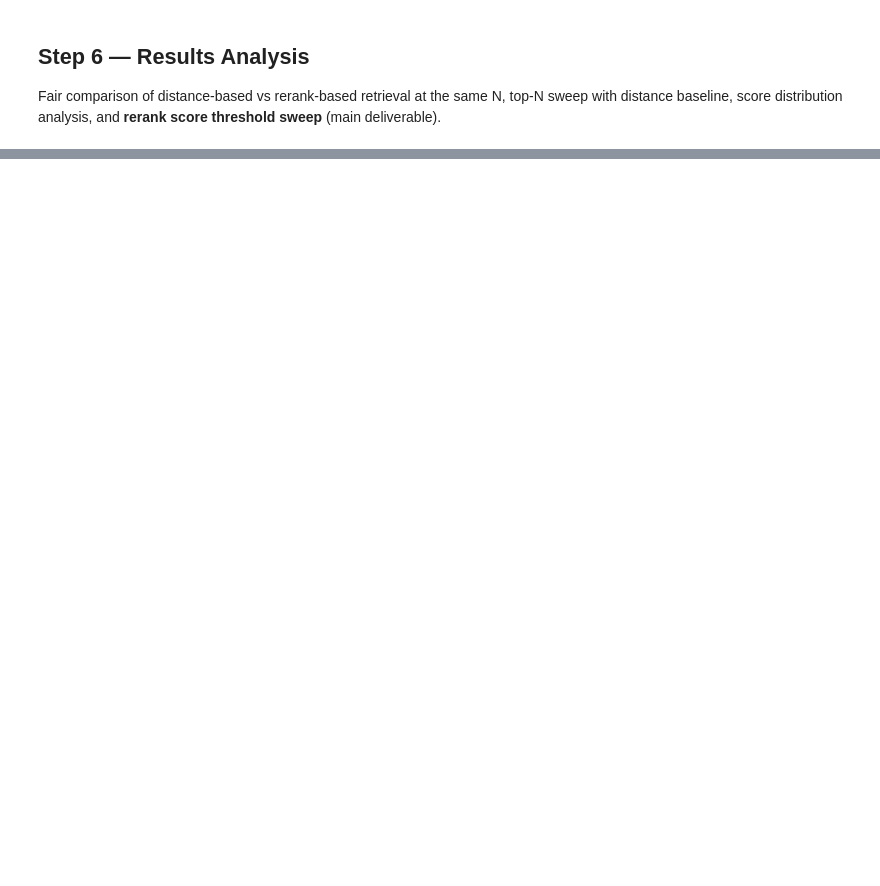
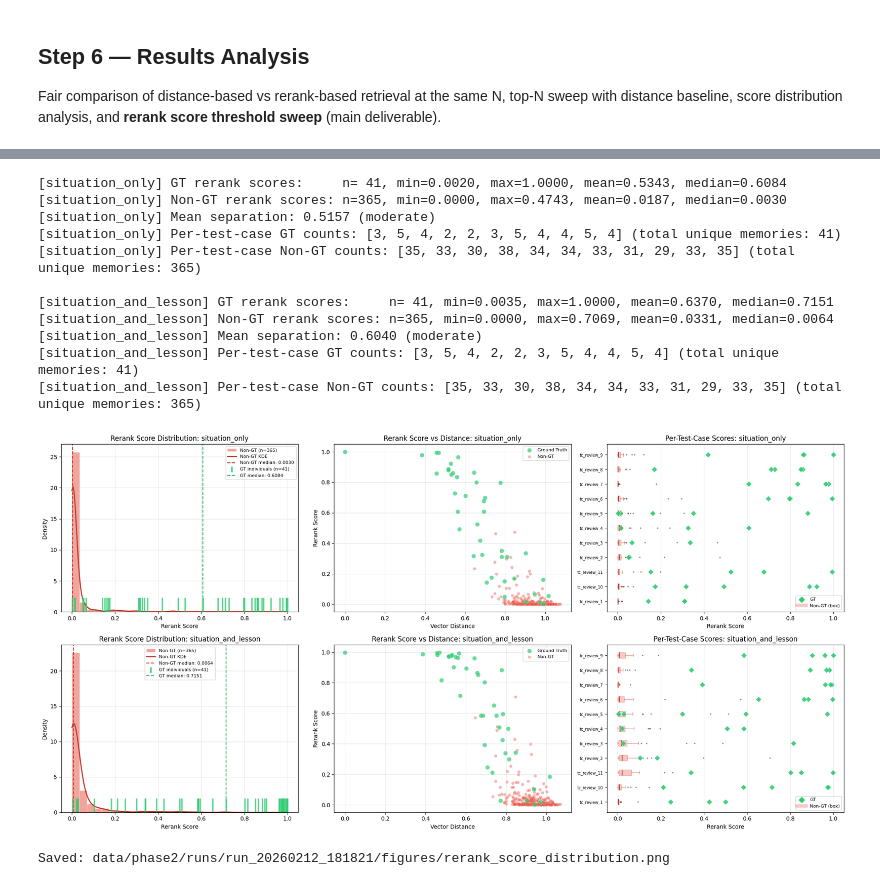
Before and after one commit to KamilMarzynski/crm-memory-retrieval-research, a Jupyter notebook: notebooks/phase2/phase2.ipynb, the cells around one changed output, grey strips where cells are left out. Saved outputs shown, nothing was run; the diff lists cells and outputs as text; code cells hidden in the pictures; blank space fills up the shorter version.

```diff
--- a/notebooks/phase2/phase2.ipynb
+++ b/notebooks/phase2/phase2.ipynb
@@ -673,7 +839,11 @@ for row, key in enumerate(strategy_names):
 
     # --- Column 1: Density histogram (non-GT) + KDE overlay + GT strip markers ---
     ax = axes[row][0]
-    all_scores = np.concatenate([gt_arr, non_gt_arr]) if len(gt_arr) and len(non_gt_arr) else (gt_arr if len(gt_arr) else non_gt_arr)
+    all_scores = (
+        np.concatenate([gt_arr, non_gt_arr])
+        if len(gt_arr) and len(non_gt_arr)
+        else (gt_arr if len(gt_arr) else non_gt_arr)
+    )
     score_min, score_max = all_scores.min(), all_scores.max()
     bins = np.linspace(score_min, score_max, 30)
 
@@ -715,7 +885,15 @@ for row, key in enumerate(strategy_names):
                 zorder=5,
             )
         # Invisible scatter for legend entry
-        ax.scatter([], [], color="#2ecc71", marker="|", s=100, linewidth=2.5, label=f"GT individuals (n={len(gt_arr)})")
+        ax.scatter(
+            [],
+            [],
+            color="#2ecc71",
+            marker="|",
+            s=100,
+            linewidth=2.5,
+            label=f"GT individuals (n={len(gt_arr)})",
+        )
         ax.axvline(
             np.median(gt_arr),
             color="#27ae60",
@@ -810,36 +988,48 @@ for row, key in enumerate(strategy_names):
     ax.scatter([], [], color="#2ecc71", marker="D", s=50, label="GT")
     ax.plot([], [], color="#e74c3c", linewidth=6, alpha=0.3, label="Non-GT (box)")
     ax.legend(fontsize=8, loc="lower right")
 
     # --- Statistics ---
     if len(gt_arr):
         print(
             f"[{key}] GT rerank scores:     n={len(gt_arr):>3}, min={gt_arr.min():.4f}, max={gt_arr.max():.4f}, mean={gt_arr.mean():.4f}, median={np.median(gt_arr):.4f}"
         )
     if len(non_gt_arr):
         print(
             f"[{key}] Non-GT rerank scores: n={len(non_gt_arr):>3}, min={non_gt_arr.min():.4f}, max={non_gt_arr.max():.4f}, mean={non_gt_arr.mean():.4f}, median={np.median(non_gt_arr):.4f}"
         )
     if len(gt_arr) and len(non_gt_arr):
         separation = gt_arr.mean() - non_gt_arr.mean()
         print(
             f"[{key}] Mean separation: {separation:.4f} ({'good' if separation > 1.0 else 'moderate' if separation > 0.5 else 'weak'})"
         )
     # Per-test-case counts
     gt_per_tc = [len(per_test_case_gt_scores.get(label, [])) for label in test_case_labels]
     non_gt_per_tc = [len(per_test_case_non_gt_scores.get(label, [])) for label in test_case_labels]
-    print(
-        f"[{key}] Per-test-case GT counts: {gt_per_tc} (total unique memories: {len(gt_arr)})"
-    )
+    print(f"[{key}] Per-test-case GT counts: {gt_per_tc} (total unique memories: {len(gt_arr)})")
     print(
         f"[{key}] Per-test-case Non-GT counts: {non_gt_per_tc} (total unique memories: {len(non_gt_arr)})"
     )
     print()
 
 plt.tight_layout()
 fig.savefig(FIGURES_DIR / "rerank_score_distribution.png", dpi=200, bbox_inches="tight")
 plt.show()
 print(f"Saved: {FIGURES_DIR / 'rerank_score_distribution.png'}")
+# %% [output]
+[situation_only] GT rerank scores:     n= 41, min=0.0020, max=1.0000, mean=0.5343, median=0.6084
+[situation_only] Non-GT rerank scores: n=365, min=0.0000, max=0.4743, mean=0.0187, median=0.0030
+[situation_only] Mean separation: 0.5157 (moderate)
+[situation_only] Per-test-case GT counts: [3, 5, 4, 2, 2, 3, 5, 4, 4, 5, 4] (total unique memories: 41)
+[situation_only] Per-test-case Non-GT counts: [35, 33, 30, 38, 34, 34, 33, 31, 29, 33, 35] (total unique memories: 365)
+
+[situation_and_lesson] GT rerank scores:     n= 41, min=0.0035, max=1.0000, mean=0.6370, median=0.7151
+[situation_and_lesson] Non-GT rerank scores: n=365, min=0.0000, max=0.7069, mean=0.0331, median=0.0064
+[situation_and_lesson] Mean separation: 0.6040 (moderate)
+[situation_and_lesson] Per-test-case GT counts: [3, 5, 4, 2, 2, 3, 5, 4, 4, 5, 4] (total unique memories: 41)
+[situation_and_lesson] Per-test-case Non-GT counts: [35, 33, 30, 38, 34, 34, 33, 31, 29, 33, 35] (total unique memories: 365)
+[figure, added]
+Saved: data/phase2/runs/run_20260212_181821/figures/rerank_score_distribution.png
 # %%
 # Cell D — Rerank Score Threshold Sweep (MAIN DELIVERABLE)
 import matplotlib.pyplot as plt
```
Also changed, not shown: parts of 12 cells of this notebook, 3 other files.
